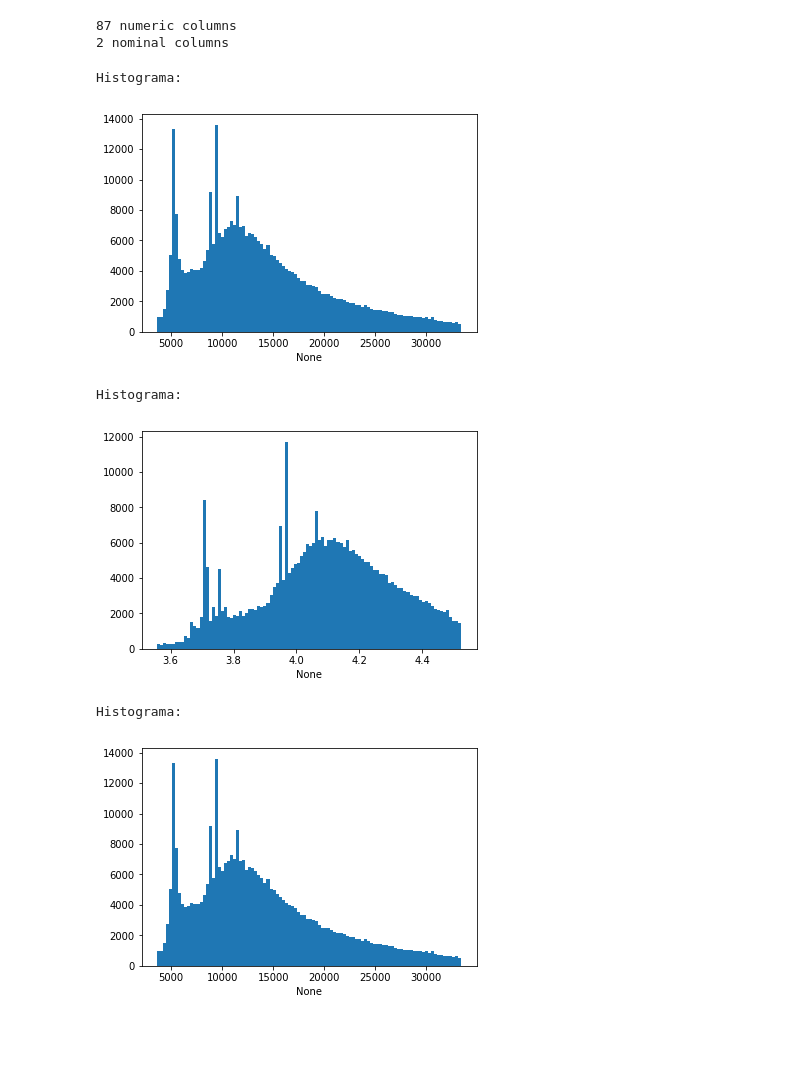
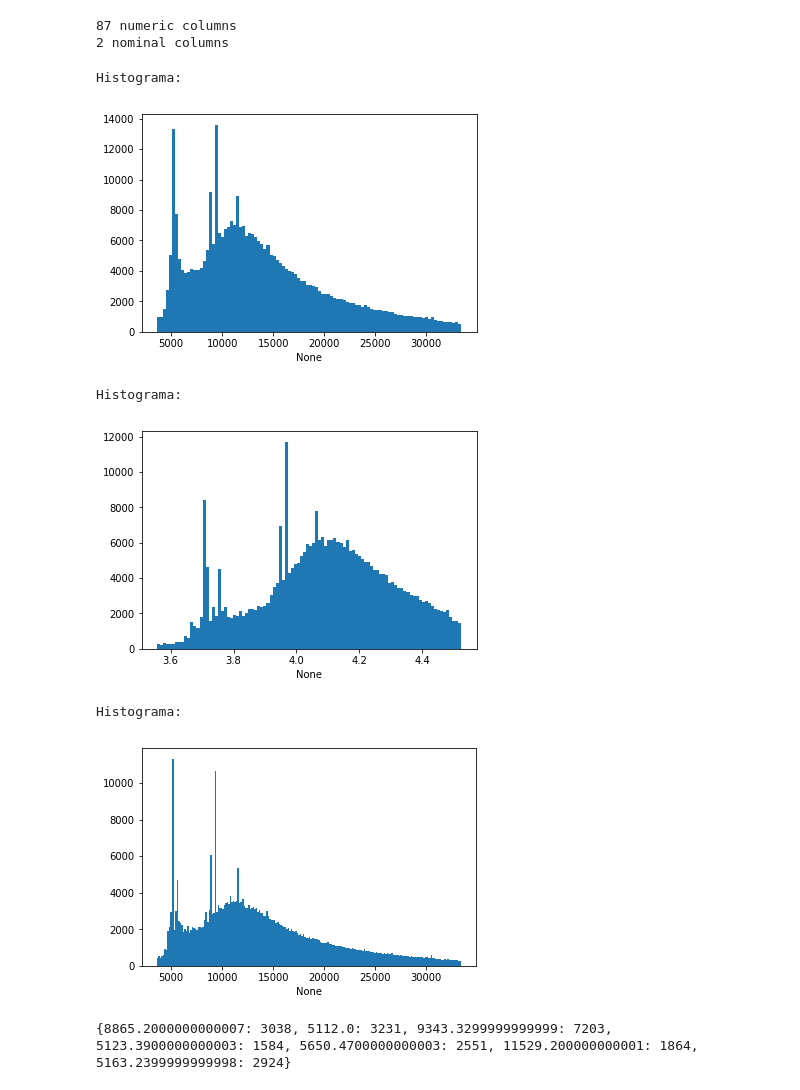
Before and after one commit to ferminlp93/Datathon, a Jupyter notebook: Visualizacion.ipynb, the cells around one changed output. Saved outputs shown, nothing was run; the diff lists cells and outputs as text; code cells hidden in the pictures; blank space fills up the shorter version.

Commit message:
Valores de Poder Adquisitivo mas repetidos

```diff
--- a/Visualizacion.ipynb
+++ b/Visualizacion.ipynb
@@ -170,7 +170,7 @@ def transformacion_logaritmica(column):
 
 #TRANSFORMACION EXPONENCIAL
 def transformacion_exponencial(column):
-    exponential_col = [np.power(10,y) for y in transformada]
+    exponential_col = [np.power(10,y) for y in column]
     return exponential_col
 # %%
 ##########################
@@ -261,21 +261,21 @@ if (histogramas_a_visualizar[4]):
 # %%
 var_objetivo = traindata_without_outliers['Poder_Adquisitivo']
 
 #Histograma de variable objetivo
 mostrar_histograma(var_objetivo)
 
 #Normalizacion de la variable objetivo
 var_objetivo_normalizada = transformacion_logaritmica(var_objetivo)
 mostrar_histograma(var_objetivo_normalizada)
 
 #Desnormalizacion de la variable objetivo
 var_objetivo_desnormalizada = transformacion_exponencial(var_objetivo_normalizada)
-mostrar_histograma(var_objetivo_desnormalizada)
+mostrar_histograma(var_objetivo_desnormalizada, 200)
 # %% [output]
 Histograma:
 [figure]
 Histograma:
 [figure]
 Histograma:
-[figure, old version]
+[figure, new version]
 # %%
@@ -292,0 +295,12 @@ ax.plot_trisurf(x, y, z)#, cmap = cm.jet)
+# %%
+import collections, numpy
+
+a = numpy.array(var_objetivo)
+x = collections.Counter(a)
+
+d = dict((k, v) for k, v in x.items() if v >= 1000)
+
+#Valores mas repetidos
+print(d)
+# %% [output]
+{8865.2000000000007: 3038, 5112.0: 3231, 9343.3299999999999: 7203, 5123.3900000000003: 1584, 5650.4700000000003: 2551, 11529.200000000001: 1864, 5163.2399999999998: 2924}
```
Also changed, not shown: parts of 1 cell of this notebook.
